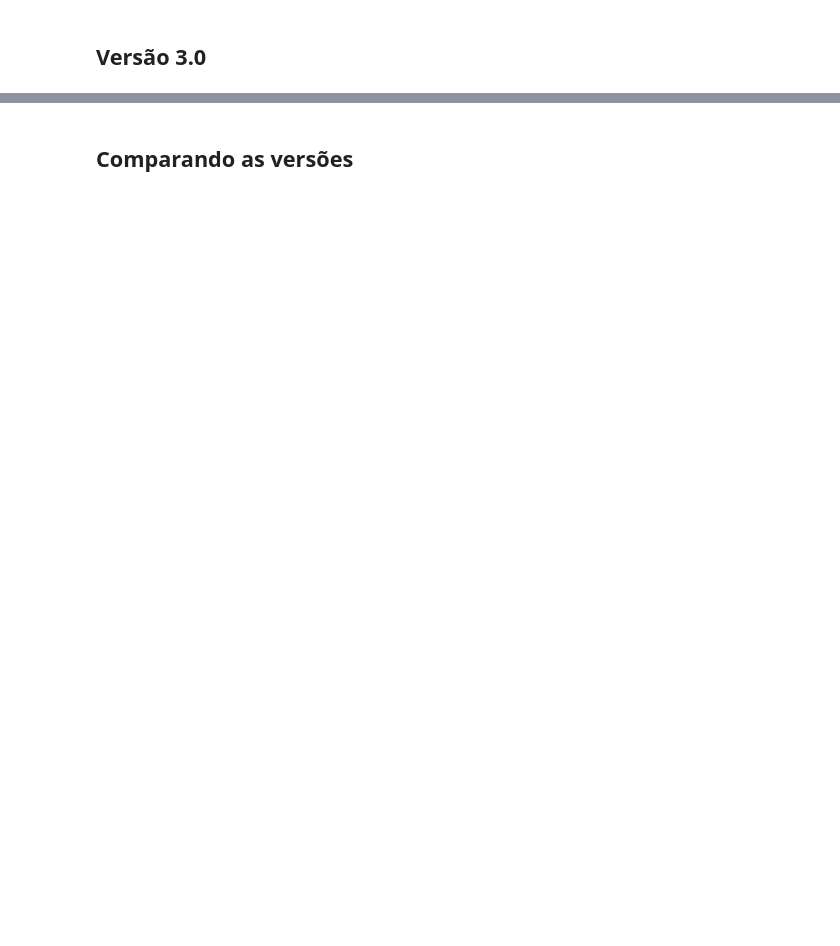
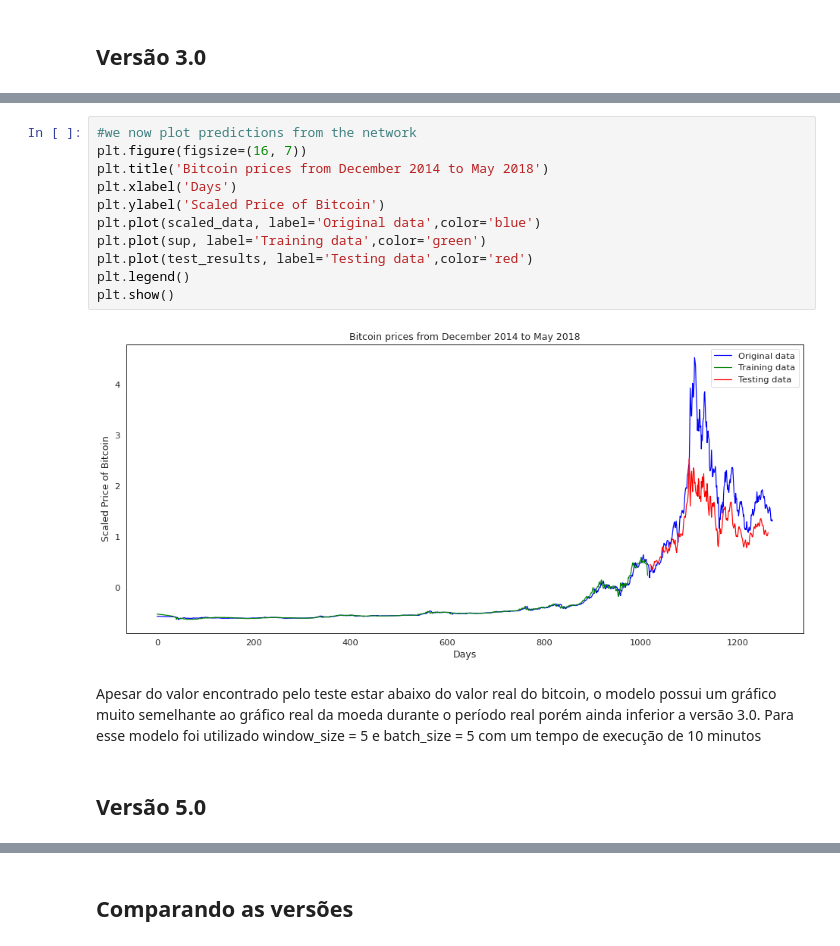
Before and after one commit to LucasThierry/Neural-Networks-21.1, a Jupyter notebook: MiniProjeto3-LSTM.ipynb, the cells around one changed output, grey strips where cells are left out. Drawn from its saved outputs; the diff is of its cells as text; blank space fills up the shorter version.

Commit message:
Versão final do modelo

```diff
--- a/MiniProjeto3-LSTM.ipynb
+++ b/MiniProjeto3-LSTM.ipynb
@@ -454,0 +519,17 @@ plt.plot(losss)
+# %%
+#we now plot predictions from the network
+plt.figure(figsize=(16, 7))
+plt.title('Bitcoin prices from December 2014 to May 2018')
+plt.xlabel('Days')
+plt.ylabel('Scaled Price of Bitcoin')
+plt.plot(scaled_data, label='Original data',color='blue')
+plt.plot(sup, label='Training data',color='green')
+plt.plot(test_results, label='Testing data',color='red')
+plt.legend()
+plt.show()
+# %% [output]
+[figure, added]
+# %% [markdown]
+Apesar do valor encontrado pelo teste estar abaixo do valor real do bitcoin, o modelo possui um gráfico muito semelhante ao gráfico real da moeda durante o período real porém ainda inferior a versão 3.0. Para esse modelo foi utilizado window_size = 5 e batch_size = 5 com um tempo de execução de 10 minutos
+# %% [markdown]
+## Versão 5.0
```
Also changed, not shown: parts of 27 cells of this notebook.
